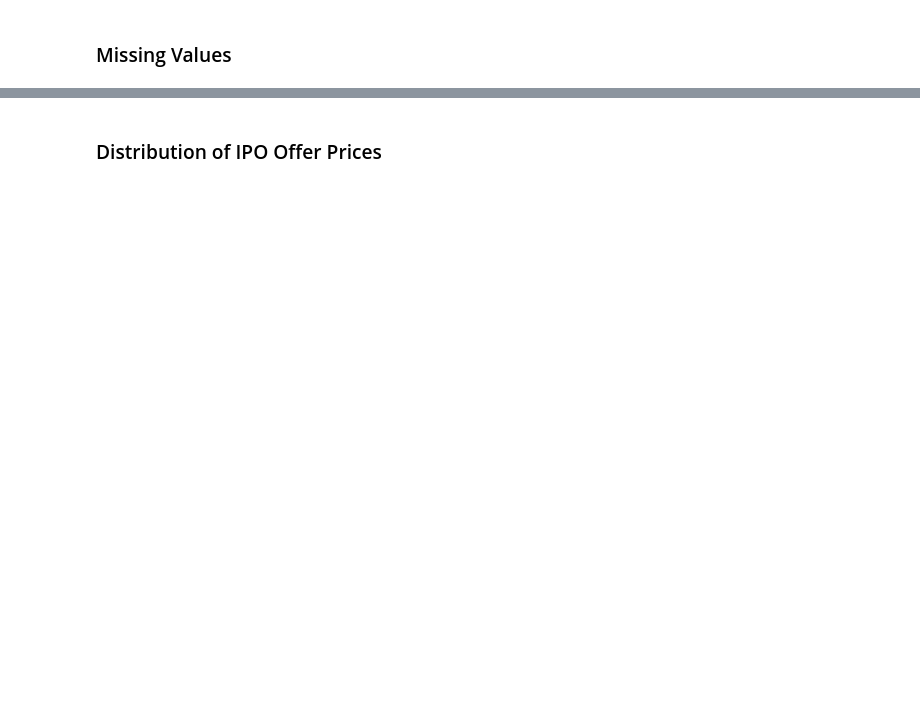
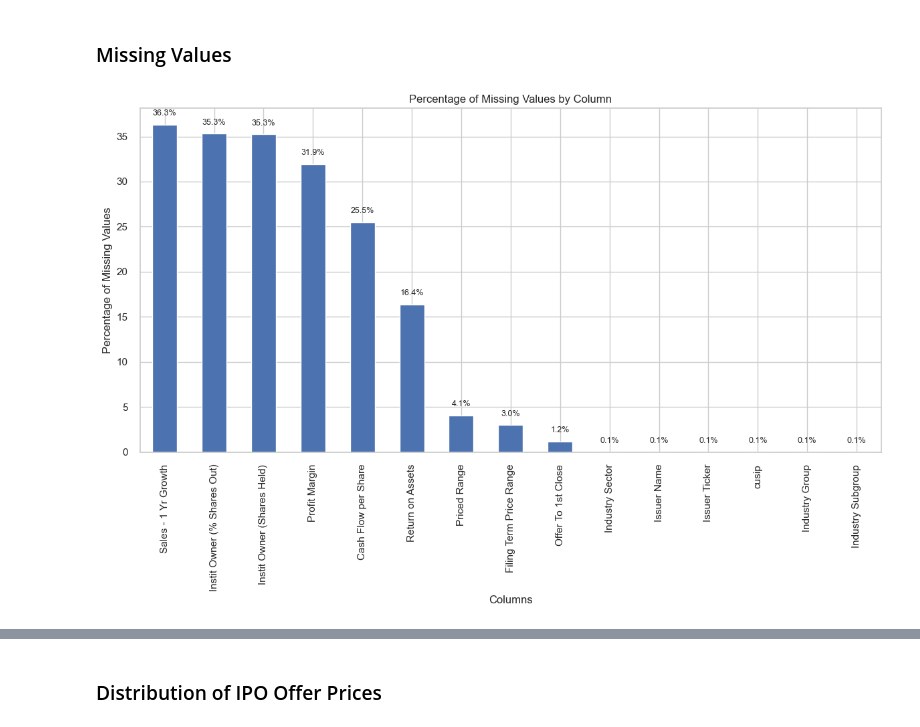
Before and after one commit to emanuelaromano/ipo-underpricing, a Jupyter notebook: data_exploration/initial_data_exploration.ipynb, the cells around one changed output, grey strips where cells are left out. Drawn from its saved outputs; the diff is of its cells as text; code cells hidden in the pictures; blank space fills up the shorter version.

```diff
--- a/data_exploration/initial_data_exploration.ipynb
+++ b/data_exploration/initial_data_exploration.ipynb
@@ -77,3 +81,34 @@ dtype: int64
 # %% [markdown]
 ### Missing Values
+# %%
+def missing_values_plot(df):
+    # Missing values analysis
+    missing_values = df.isnull().sum()
+    missing_percentages = (missing_values / len(df)) * 100
+    missing_df = pd.DataFrame({
+        'Missing Values': missing_values,
+        'Percentage': missing_percentages
+    }).sort_values('Percentage', ascending=False)
+
+    missing_df = missing_df[missing_df['Missing Values'] > 0]
+
+    plt.figure(figsize=(12, 8))
+    ax = missing_df['Percentage'].plot(kind='bar')
+    plt.title('Percentage of Missing Values by Column')
+    plt.xlabel('Columns')
+    plt.ylabel('Percentage of Missing Values')
+    plt.xticks(rotation=90)
+
+    for i, v in enumerate(missing_df['Percentage']):
+        ax.text(i, v + 1, f'{v:.1f}%', ha='center', fontsize=9)
+
+    plt.tight_layout()
+    plt.show()
+
+    return missing_df
+
+
+missing_df = missing_values_plot(df)
+# %% [output]
+[figure, added]
 # %%
```
Also changed, not shown: parts of 16 cells of this notebook, 2 other files.
